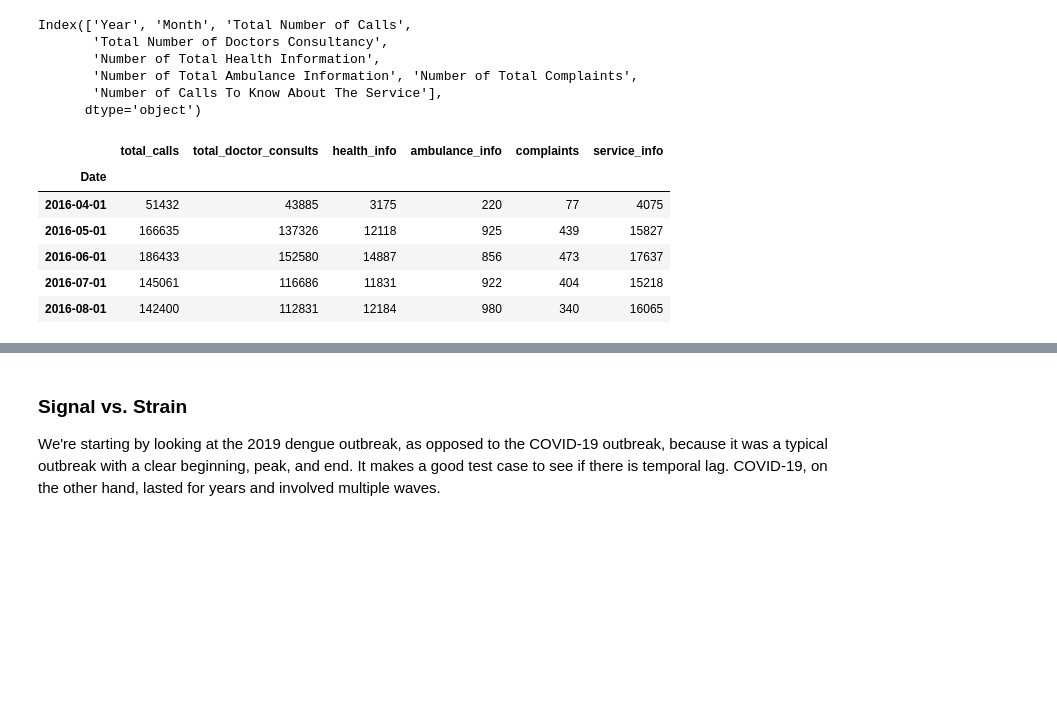
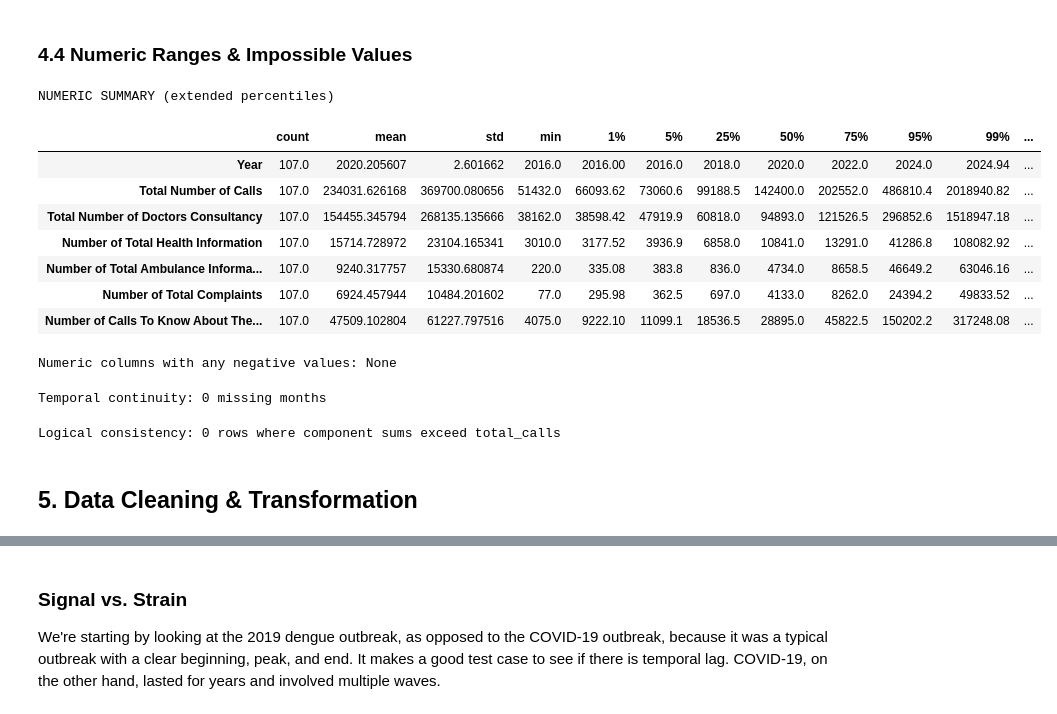
Before and after one commit to amschiltz/healthcare-surge-strain, a Jupyter notebook: notebooks/0.1-ams-initial-exploration.ipynb, the cells around one changed output, grey strips where cells are left out. Drawn from its saved outputs; the diff is of its cells as text; code cells hidden in the pictures; blank space fills up the shorter version.

```diff
--- a/notebooks/0.1-ams-initial-exploration.ipynb
+++ b/notebooks/0.1-ams-initial-exploration.ipynb
@@ -73,9 +273,0 @@ df.sort_index(inplace=True)
-# %%
-df.columns
-# %% [output]
-Index(['Year', 'Month', 'Total Number of Calls',
-       'Total Number of Doctors Consultancy',
-       'Number of Total Health Information',
-       'Number of Total Ambulance Information', 'Number of Total Complaints',
-       'Number of Calls To Know About The Service'],
-      dtype='object')
@@ -91,10 +274,53 @@ df.rename(columns={'Total Number of Calls': 'total_calls',
-# %%
-df.head()
-# %% [output]
-|  | total_calls | total_doctor_consults | health_info | ambulance_info | complaints | service_info |
-| Date |  |  |  |  |  |  |
-| 2016-04-01 | 51432 | 43885 | 3175 | 220 | 77 | 4075 |
-| 2016-05-01 | 166635 | 137326 | 12118 | 925 | 439 | 15827 |
-| 2016-06-01 | 186433 | 152580 | 14887 | 856 | 473 | 17637 |
-| 2016-07-01 | 145061 | 116686 | 11831 | 922 | 404 | 15218 |
-| 2016-08-01 | 142400 | 112831 | 12184 | 980 | 340 | 16065 |
+# %% [markdown]
+### 4.4 Numeric Ranges & Impossible Values
+# %%
+# 1) Numeric range (percentiles) — good for understanding bounds
+numeric_cols = df_raw.select_dtypes(include=[np.number]).columns
+print("NUMERIC SUMMARY (extended percentiles)")
+display(df_raw[numeric_cols].describe(percentiles=[0.01, 0.05, 0.25, 0.5, 0.75, 0.95, 0.99]).T)
+
+# 2) Impossible values: negatives catch data entry errors
+negatives_any = (df_raw[numeric_cols] < 0).any()
+bad_negative_cols = negatives_any[negatives_any].index.tolist()
+print("Numeric columns with any negative values:", bad_negative_cols if bad_negative_cols else "None")
+# %% [output]
+NUMERIC SUMMARY (extended percentiles)
+|  | count | mean | std | min | 1% | 5% | 25% | 50% | 75% | 95% | 99% | ... |
+| Year | 107.0 | 2020.205607 | 2.601662 | 2016.0 | 2016.00 | 2016.0 | 2018.0 | 2020.0 | 2022.0 | 2024.0 | 2024.94 | ... |
+| Total Number of Calls | 107.0 | 234031.626168 | 369700.080656 | 51432.0 | 66093.62 | 73060.6 | 99188.5 | 142400.0 | 202552.0 | 486810.4 | 2018940.82 | ... |
+| Total Number of Doctors Consultancy | 107.0 | 154455.345794 | 268135.135666 | 38162.0 | 38598.42 | 47919.9 | 60818.0 | 94893.0 | 121526.5 | 296852.6 | 1518947.18 | ... |
+| Number of Total Health Information | 107.0 | 15714.728972 | 23104.165341 | 3010.0 | 3177.52 | 3936.9 | 6858.0 | 10841.0 | 13291.0 | 41286.8 | 108082.92 | ... |
+| Number of Total Ambulance Informa... | 107.0 | 9240.317757 | 15330.680874 | 220.0 | 335.08 | 383.8 | 836.0 | 4734.0 | 8658.5 | 46649.2 | 63046.16 | ... |
+| Number of Total Complaints | 107.0 | 6924.457944 | 10484.201602 | 77.0 | 295.98 | 362.5 | 697.0 | 4133.0 | 8262.0 | 24394.2 | 49833.52 | ... |
+| Number of Calls To Know About The... | 107.0 | 47509.102804 | 61227.797516 | 4075.0 | 9222.10 | 11099.1 | 18536.5 | 28895.0 | 45822.5 | 150202.2 | 317248.08 | ... |
+Numeric columns with any negative values: None
+# %%
+# 3) Temporal continuity: check for gaps in the time series
+expected_dates = pd.date_range(start=df_raw.index.min(), end=df_raw.index.max(), freq='MS')
+missing_dates = expected_dates.difference(df_raw.index)
+print(f"\nTemporal continuity: {len(missing_dates)} missing months")
+if len(missing_dates) > 0:
+    print("Missing dates (first 10):")
+    print(missing_dates.tolist()[:10])
+# %% [output]
+Temporal continuity: 0 missing months
+# %%
+# 4) Logical consistency: do call components make sense relative to total?
+components = ['Total Number of Doctors Consultancy',
+       'Number of Total Health Information',
+       'Number of Total Ambulance Information', 'Number of Total Complaints',
+       'Number of Calls To Know About The Service']
+df_raw['sum_components'] = df_raw[components].sum(axis=1)
+
+inconsistent = df_raw[df_raw['sum_components'] > df_raw['Total Number of Calls']]
+print(f"\nLogical consistency: {len(inconsistent)} rows where component sums exceed total_calls")
+if len(inconsistent) > 0:
+    print("Rows with component sum > total:")
+    display(inconsistent[['total_calls', 'sum_components'] + components])
+
+# Clean up temporary column
+df_raw.drop(columns=['sum_components'], inplace=True)
+# %% [output]
+Logical consistency: 0 rows where component sums exceed total_calls
+# %% [markdown]
+## 5. Data Cleaning & Transformation
```
Also changed, not shown: parts of 41 cells of this notebook, 1 other file.
